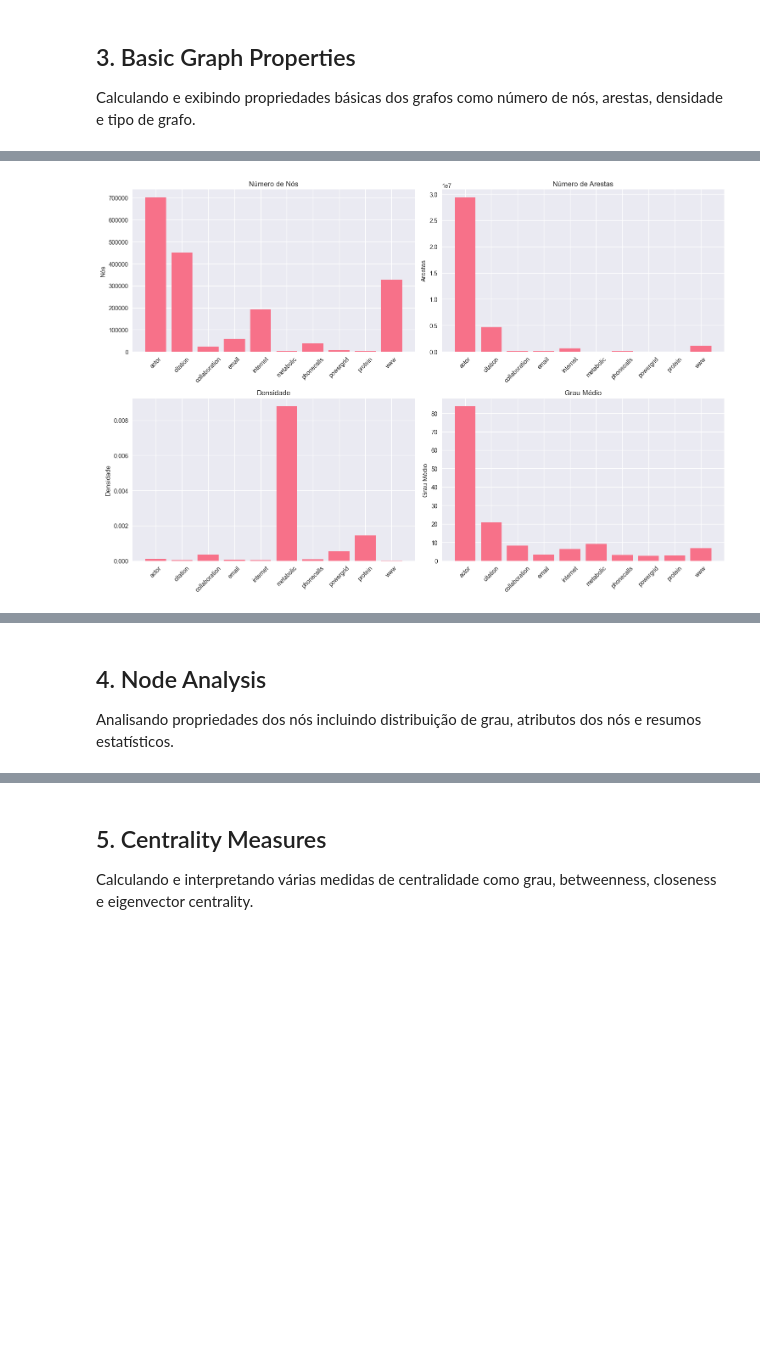
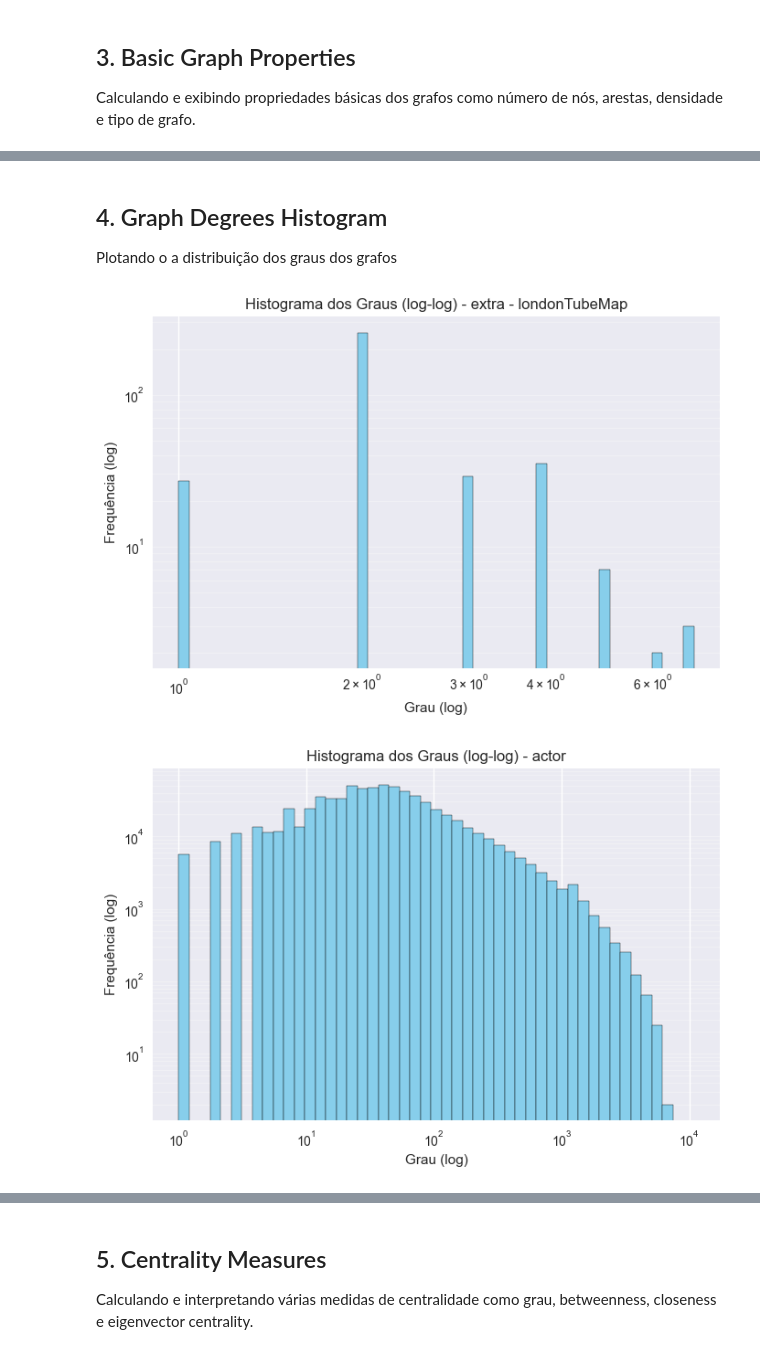
Before and after one commit to igorrflorentino/analise-exploratoria-grafos, a Jupyter notebook: analise_exploratoria_grafos.ipynb, the cells around one changed output, grey strips where cells are left out. Drawn from its saved outputs; the diff is of its cells as text; code cells hidden in the pictures; blank space fills up the shorter version.

```diff
--- a/analise_exploratoria_grafos.ipynb
+++ b/analise_exploratoria_grafos.ipynb
@@ -207,32 +313,19 @@ www                      1          325729                 1.0
+# %% [markdown]
+## 4. Graph Degrees Histogram
+
+Plotando o a distribuição dos graus dos grafos
 # %%
-# Visualizar propriedades básicas
-fig, axes = plt.subplots(2, 2, figsize=(15, 10))
-
-# Número de nós
-axes[0,0].bar(df_props.index, df_props['nodes'])
-axes[0,0].set_title('Número de Nós')
-axes[0,0].set_ylabel('Nós')
-axes[0,0].tick_params(axis='x', rotation=45)
-
-# Número de arestas
-axes[0,1].bar(df_props.index, df_props['edges'])
-axes[0,1].set_title('Número de Arestas')
-axes[0,1].set_ylabel('Arestas')
-axes[0,1].tick_params(axis='x', rotation=45)
-
-# Densidade
-axes[1,0].bar(df_props.index, df_props['density'])
-axes[1,0].set_title('Densidade')
-axes[1,0].set_ylabel('Densidade')
-axes[1,0].tick_params(axis='x', rotation=45)
-
-# Grau médio
-axes[1,1].bar(df_props.index, df_props['avg_degree'])
-axes[1,1].set_title('Grau Médio')
-axes[1,1].set_ylabel('Grau Médio')
-axes[1,1].tick_params(axis='x', rotation=45)
-
-plt.tight_layout()
-plt.show()
+for name, G in graphs.items():
+    degrees = [d for n, d in G.degree()]
+    plt.figure(figsize=(8, 5))
+    plt.hist(degrees, bins=np.logspace(np.log10(1), np.log10(max(degrees)), 50), color='skyblue', edgecolor='black')
+    plt.xscale('log')
+    plt.yscale('log')
+    plt.title(f'Histograma dos Graus (log-log) - {name}')
+    plt.xlabel('Grau (log)')
+    plt.ylabel('Frequência (log)')
+    plt.grid(axis='y', alpha=0.3, which='both')
+    plt.show()
 # %% [output]
-[figure, old version]
+[figure, new version]
+[figure, added]
@@ -239,4 +340,0 @@ plt.show()
-# %% [markdown]
-## 4. Node Analysis
-
-Analisando propriedades dos nós incluindo distribuição de grau, atributos dos nós e resumos estatísticos.
```
Also changed, not shown: parts of 16 cells of this notebook, 1 other file.
